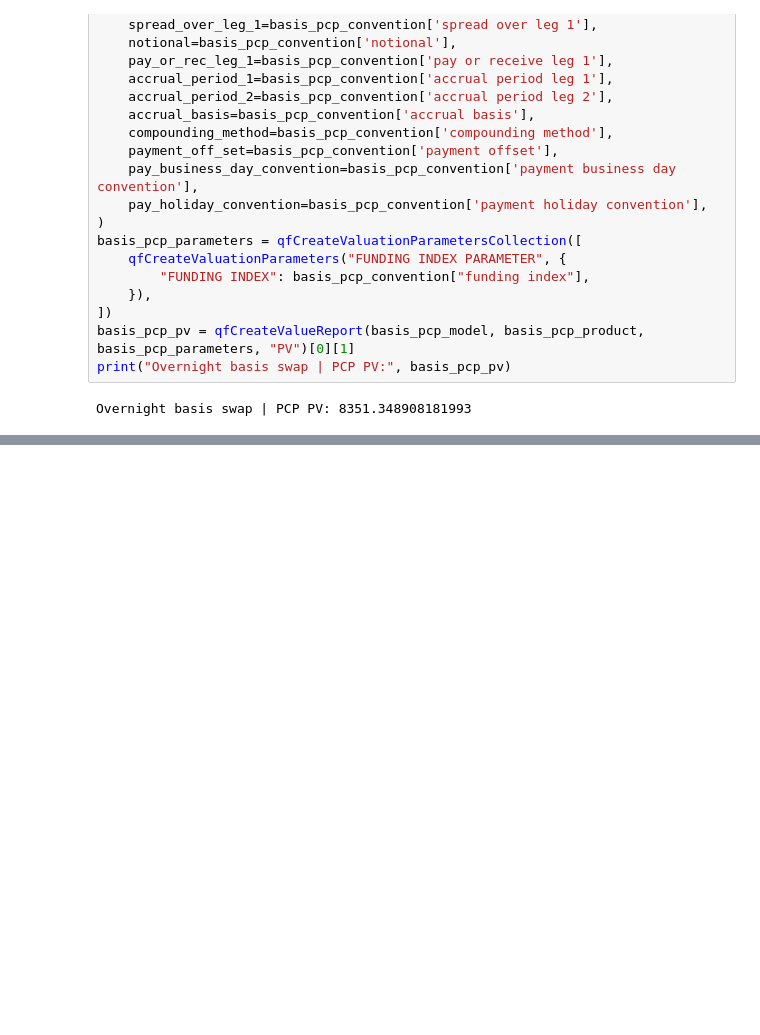
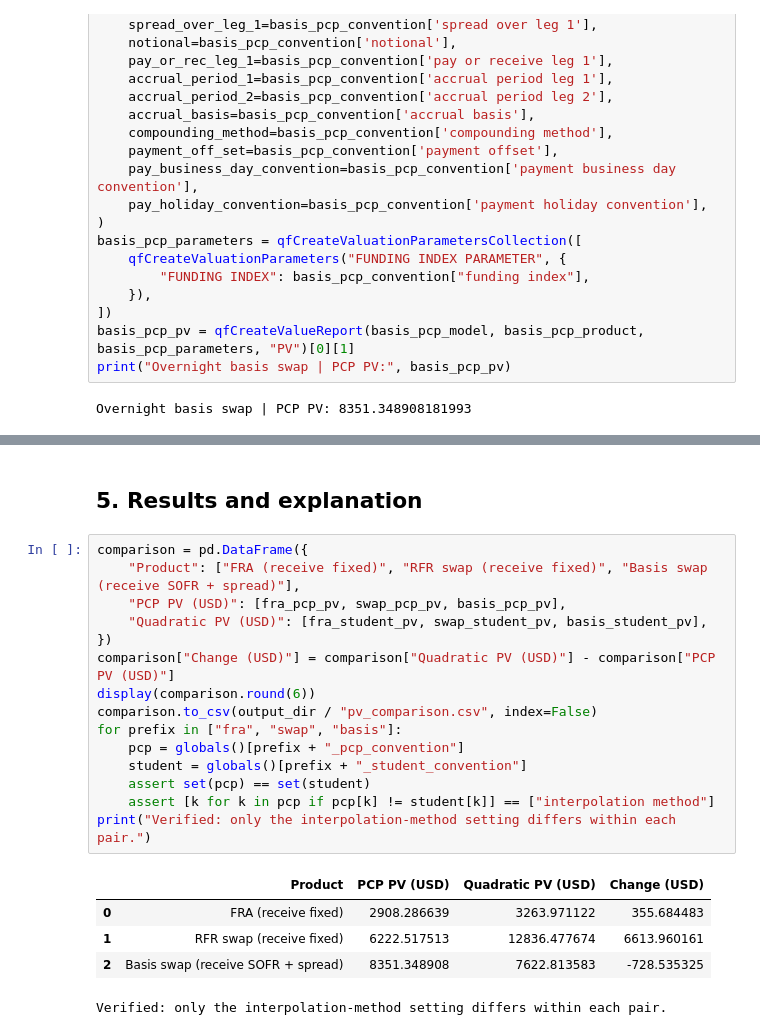
Before and after one commit to Aditya8321/FRE-GY-9743-Assignments-7, a Jupyter notebook: hw7_monotone_convex_interpolator.ipynb, the cells around one changed output, grey strips where cells are left out. Saved outputs shown, nothing was run; the diff lists cells and outputs as text; blank space fills up the shorter version.

```diff
--- a/hw7_monotone_convex_interpolator.ipynb
+++ b/hw7_monotone_convex_interpolator.ipynb
@@ -380,0 +503,23 @@ print("Student minus PCP:", basis_student_pv - basis_pcp_pv)
+# %% [markdown]
+## 5. Results and explanation
+# %%
+comparison = pd.DataFrame({
+    "Product": ["FRA (receive fixed)", "RFR swap (receive fixed)", "Basis swap (receive SOFR + spread)"],
+    "PCP PV (USD)": [fra_pcp_pv, swap_pcp_pv, basis_pcp_pv],
+    "Quadratic PV (USD)": [fra_student_pv, swap_student_pv, basis_student_pv],
+})
+comparison["Change (USD)"] = comparison["Quadratic PV (USD)"] - comparison["PCP PV (USD)"]
+display(comparison.round(6))
+comparison.to_csv(output_dir / "pv_comparison.csv", index=False)
+for prefix in ["fra", "swap", "basis"]:
+    pcp = globals()[prefix + "_pcp_convention"]
+    student = globals()[prefix + "_student_convention"]
+    assert set(pcp) == set(student)
+    assert [k for k in pcp if pcp[k] != student[k]] == ["interpolation method"]
+print("Verified: only the interpolation-method setting differs within each pair.")
+# %% [output]
+|  | Product | PCP PV (USD) | Quadratic PV (USD) | Change (USD) |
+| 0 | FRA (receive fixed) | 2908.286639 | 3263.971122 | 355.684483 |
+| 1 | RFR swap (receive fixed) | 6222.517513 | 12836.477674 | 6613.960161 |
+| 2 | Basis swap (receive SOFR + spread) | 8351.348908 | 7622.813583 | -728.535325 |
+Verified: only the interpolation-method setting differs within each pair.
```
Also changed, not shown: parts of 20 cells of this notebook, 11 other files.
